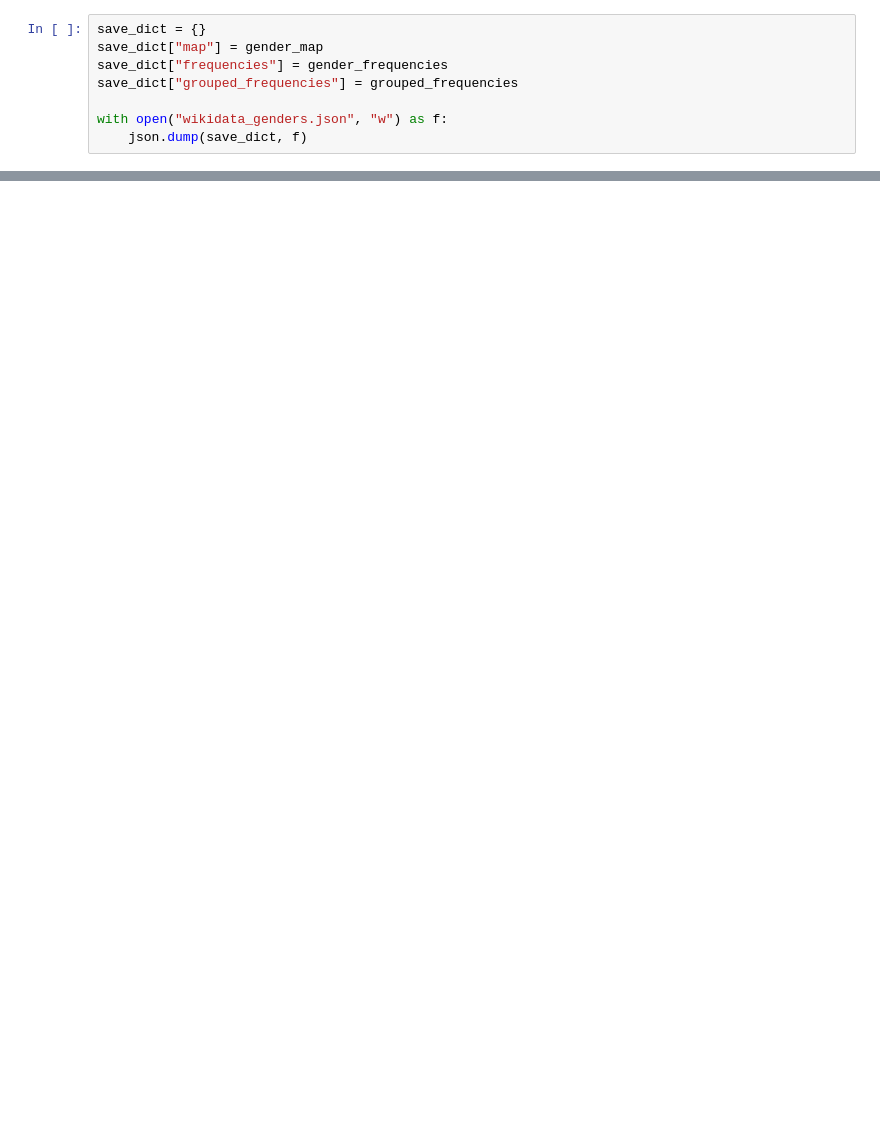
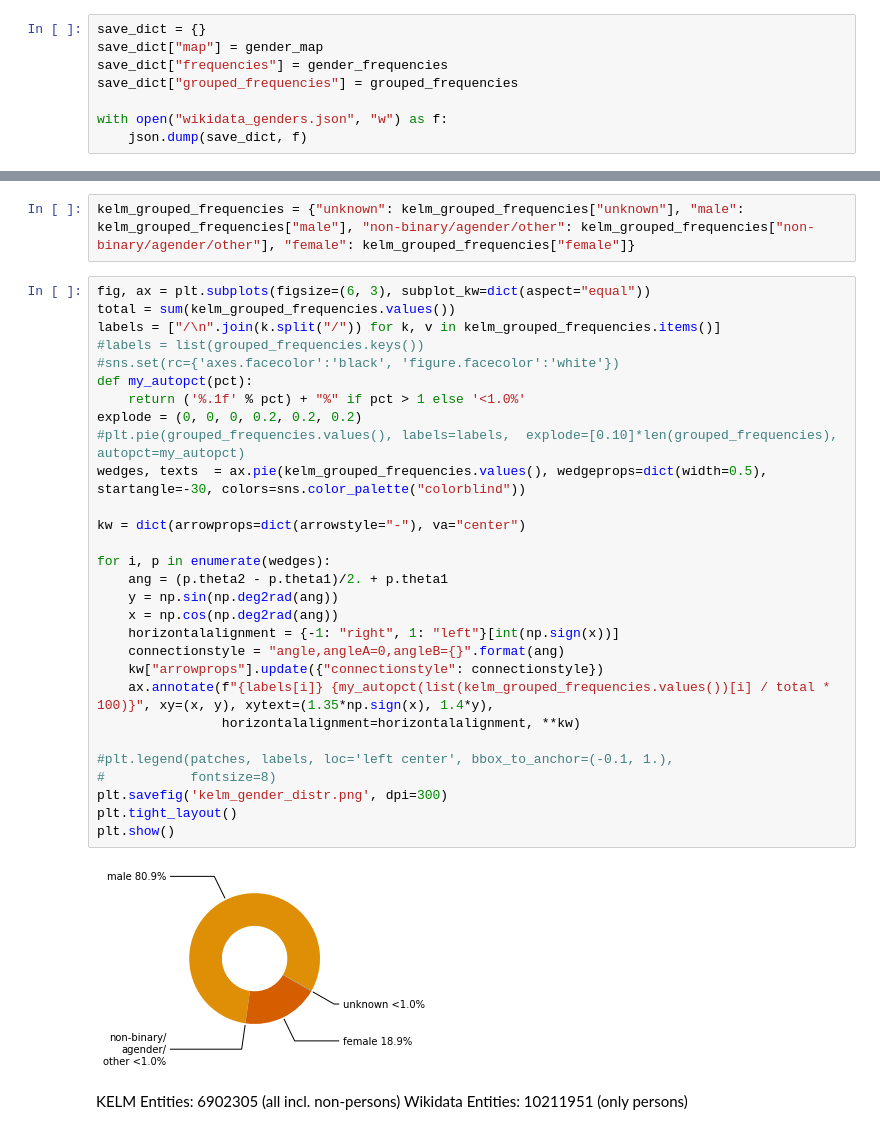
Before and after one commit to krangelie/knowledge-enhanced-lm-training, a Jupyter notebook: notebooks/kelm_eda.ipynb, the cells around one changed output, grey strips where cells are left out. Drawn from its saved outputs; the diff is of its cells as text; blank space fills up the shorter version.

```diff
--- a/notebooks/kelm_eda.ipynb
+++ b/notebooks/kelm_eda.ipynb
@@ -180,0 +242,36 @@ with open("wikidata_genders.json", "w") as f:
+# %%
+kelm_grouped_frequencies = {"unknown": kelm_grouped_frequencies["unknown"], "male": kelm_grouped_frequencies["male"], "non-binary/agender/other": kelm_grouped_frequencies["non-binary/agender/other"], "female": kelm_grouped_frequencies["female"]}
+# %%
+fig, ax = plt.subplots(figsize=(6, 3), subplot_kw=dict(aspect="equal"))
+total = sum(kelm_grouped_frequencies.values())
+labels = ["/\n".join(k.split("/")) for k, v in kelm_grouped_frequencies.items()]
+#labels = list(grouped_frequencies.keys())
+#sns.set(rc={'axes.facecolor':'black', 'figure.facecolor':'white'})
+def my_autopct(pct):
+    return ('%.1f' % pct) + "%" if pct > 1 else '<1.0%'
+explode = (0, 0, 0, 0.2, 0.2, 0.2)
+#plt.pie(grouped_frequencies.values(), labels=labels,  explode=[0.10]*len(grouped_frequencies), autopct=my_autopct)
+wedges, texts  = ax.pie(kelm_grouped_frequencies.values(), wedgeprops=dict(width=0.5), startangle=-30, colors=sns.color_palette("colorblind"))
+
+kw = dict(arrowprops=dict(arrowstyle="-"), va="center")
+
+for i, p in enumerate(wedges):
+    ang = (p.theta2 - p.theta1)/2. + p.theta1
+    y = np.sin(np.deg2rad(ang))
+    x = np.cos(np.deg2rad(ang))
+    horizontalalignment = {-1: "right", 1: "left"}[int(np.sign(x))]
+    connectionstyle = "angle,angleA=0,angleB={}".format(ang)
+    kw["arrowprops"].update({"connectionstyle": connectionstyle})
+    ax.annotate(f"{labels[i]} {my_autopct(list(kelm_grouped_frequencies.values())[i] / total * 100)}", xy=(x, y), xytext=(1.35*np.sign(x), 1.4*y),
+                horizontalalignment=horizontalalignment, **kw)
+
+#plt.legend(patches, labels, loc='left center', bbox_to_anchor=(-0.1, 1.),
+#           fontsize=8)
+plt.savefig('kelm_gender_distr.png', dpi=300)
+plt.tight_layout()
+plt.show()
+# %% [output]
+[figure, added]
+# %% [markdown]
+KELM Entities: 6902305 (all incl. non-persons)
+Wikidata Entities: 10211951 (only persons)
```
Also changed, not shown: parts of 29 cells of this notebook, 2 other files.
